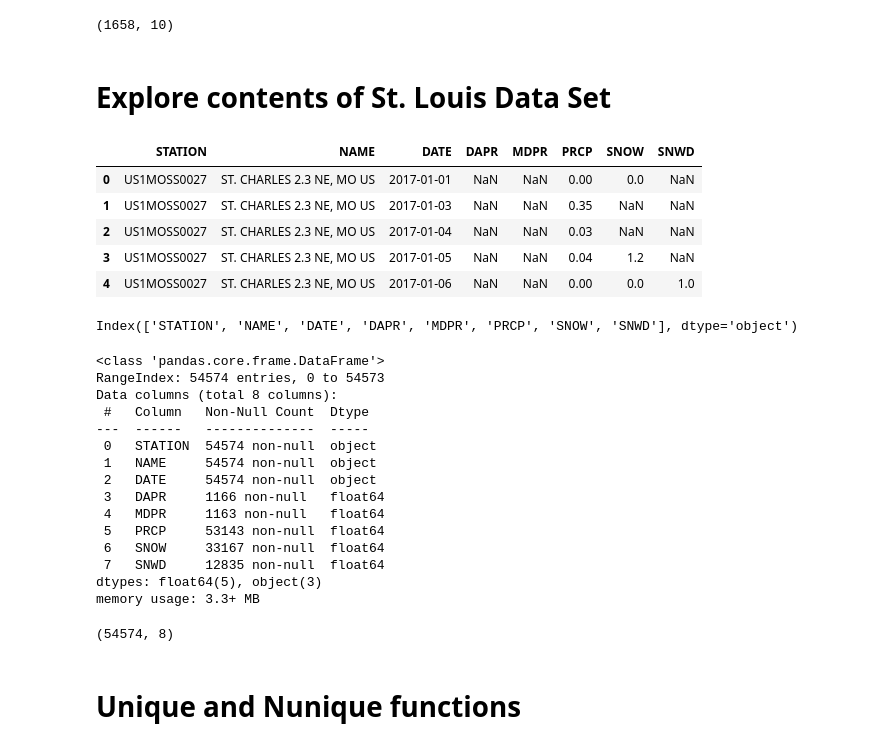
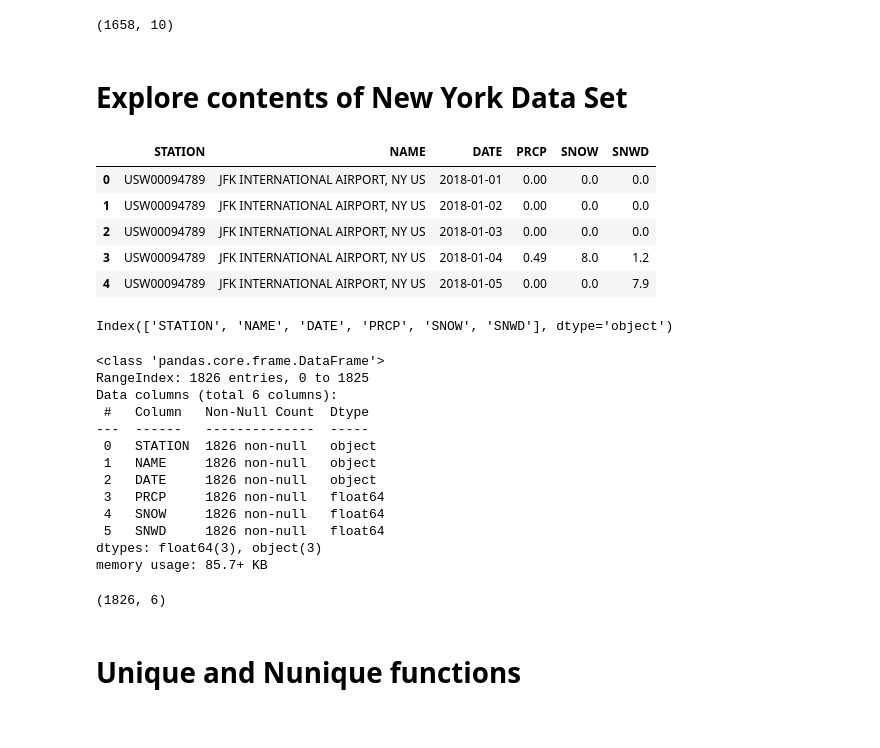
Before and after one commit to Jimmynam0103/Weather, a Jupyter notebook: code/Weather_Data.ipynb, the cells around one changed output. Saved outputs shown, nothing was run; the diff lists cells and outputs as text; code cells hidden in the pictures.

```diff
--- a/code/Weather_Data.ipynb
+++ b/code/Weather_Data.ipynb
@@ -22,7 +24,7 @@ pandas.core.frame.DataFrame
 # %%
-# Load the St. Louis data set
-df_stlouis = pd.read_csv("/Users/jimmynam/Documents/Academics/SU/DATA_5100/Project/weather/data/stl_rain.csv")
-type(df_stlouis)
+# Load the New York data set
+df_ny = pd.read_csv("/Users/jimmynam/Documents/Academics/SU/DATA_5100/Project/weather/data/ny_rain.csv")
+type(df_ny)
 # %% [output]
 pandas.core.frame.DataFrame
 # %% [markdown]
@@ -73,46 +78,44 @@ df_seattle.shape
 # %% [output]
 (1658, 10)
 # %% [markdown]
-# Explore contents of St. Louis Data Set
+# Explore contents of New York Data Set
 # %%
 # Explore the St. Louis data set
-df_stlouis.head()
+df_ny.head()
 # %% [output]
-|  | STATION | NAME | DATE | DAPR | MDPR | PRCP | SNOW | SNWD |
-| 0 | US1MOSS0027 | ST. CHARLES 2.3 NE, MO US | 2017-01-01 | NaN | NaN | 0.00 | 0.0 | NaN |
-| 1 | US1MOSS0027 | ST. CHARLES 2.3 NE, MO US | 2017-01-03 | NaN | NaN | 0.35 | NaN | NaN |
-| 2 | US1MOSS0027 | ST. CHARLES 2.3 NE, MO US | 2017-01-04 | NaN | NaN | 0.03 | NaN | NaN |
-| 3 | US1MOSS0027 | ST. CHARLES 2.3 NE, MO US | 2017-01-05 | NaN | NaN | 0.04 | 1.2 | NaN |
-| 4 | US1MOSS0027 | ST. CHARLES 2.3 NE, MO US | 2017-01-06 | NaN | NaN | 0.00 | 0.0 | 1.0 |
+|  | STATION | NAME | DATE | PRCP | SNOW | SNWD |
+| 0 | USW00094789 | JFK INTERNATIONAL AIRPORT, NY US | 2018-01-01 | 0.00 | 0.0 | 0.0 |
+| 1 | USW00094789 | JFK INTERNATIONAL AIRPORT, NY US | 2018-01-02 | 0.00 | 0.0 | 0.0 |
+| 2 | USW00094789 | JFK INTERNATIONAL AIRPORT, NY US | 2018-01-03 | 0.00 | 0.0 | 0.0 |
+| 3 | USW00094789 | JFK INTERNATIONAL AIRPORT, NY US | 2018-01-04 | 0.49 | 8.0 | 1.2 |
+| 4 | USW00094789 | JFK INTERNATIONAL AIRPORT, NY US | 2018-01-05 | 0.00 | 0.0 | 7.9 |
 # %%
 # see the columns
-df_stlouis.columns
+df_ny.columns
 # %% [output]
-Index(['STATION', 'NAME', 'DATE', 'DAPR', 'MDPR', 'PRCP', 'SNOW', 'SNWD'], dtype='object')
+Index(['STATION', 'NAME', 'DATE', 'PRCP', 'SNOW', 'SNWD'], dtype='object')
 # %%
 # see the info
-df_stlouis.info()
+df_ny.info()
 # %% [output]
 <class 'pandas.core.frame.DataFrame'>
-RangeIndex: 54574 entries, 0 to 54573
-Data columns (total 8 columns):
+RangeIndex: 1826 entries, 0 to 1825
+Data columns (total 6 columns):
  #   Column   Non-Null Count  Dtype
 ---  ------   --------------  -----
- 0   STATION  54574 non-null  object
- 1   NAME     54574 non-null  object
- 2   DATE     54574 non-null  object
- 3   DAPR     1166 non-null   float64
- 4   MDPR     1163 non-null   float64
- 5   PRCP     53143 non-null  float64
- 6   SNOW     33167 non-null  float64
- 7   SNWD     12835 non-null  float64
-dtypes: float64(5), object(3)
-memory usage: 3.3+ MB
+ 0   STATION  1826 non-null   object
+ 1   NAME     1826 non-null   object
+ 2   DATE     1826 non-null   object
+ 3   PRCP     1826 non-null   float64
+ 4   SNOW     1826 non-null   float64
+ 5   SNWD     1826 non-null   float64
+dtypes: float64(3), object(3)
+memory usage: 85.7+ KB
 # %%
 # see shape attribute of St. Louis data set
-df_stlouis.shape
+df_ny.shape
 # %% [output]
-(54574, 8)
+(1826, 6)
 # %% [markdown]
 # Unique and Nunique functions
 # %%
```
Also changed, not shown: parts of 24 cells of this notebook.
